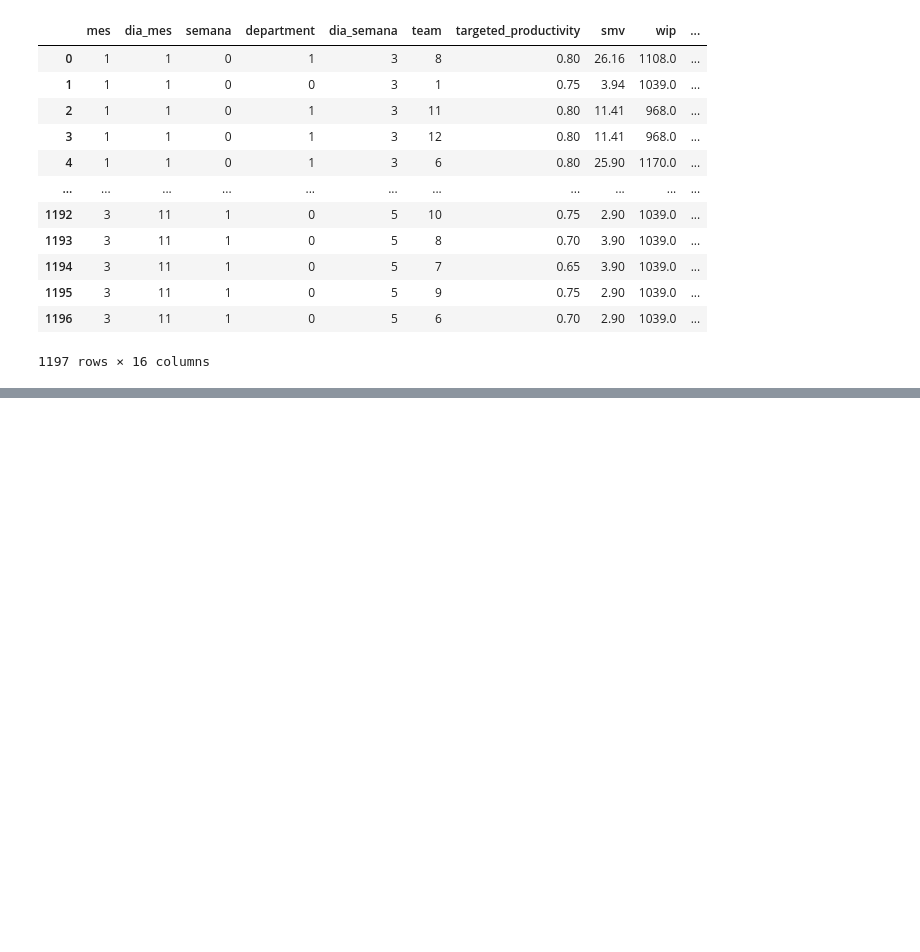
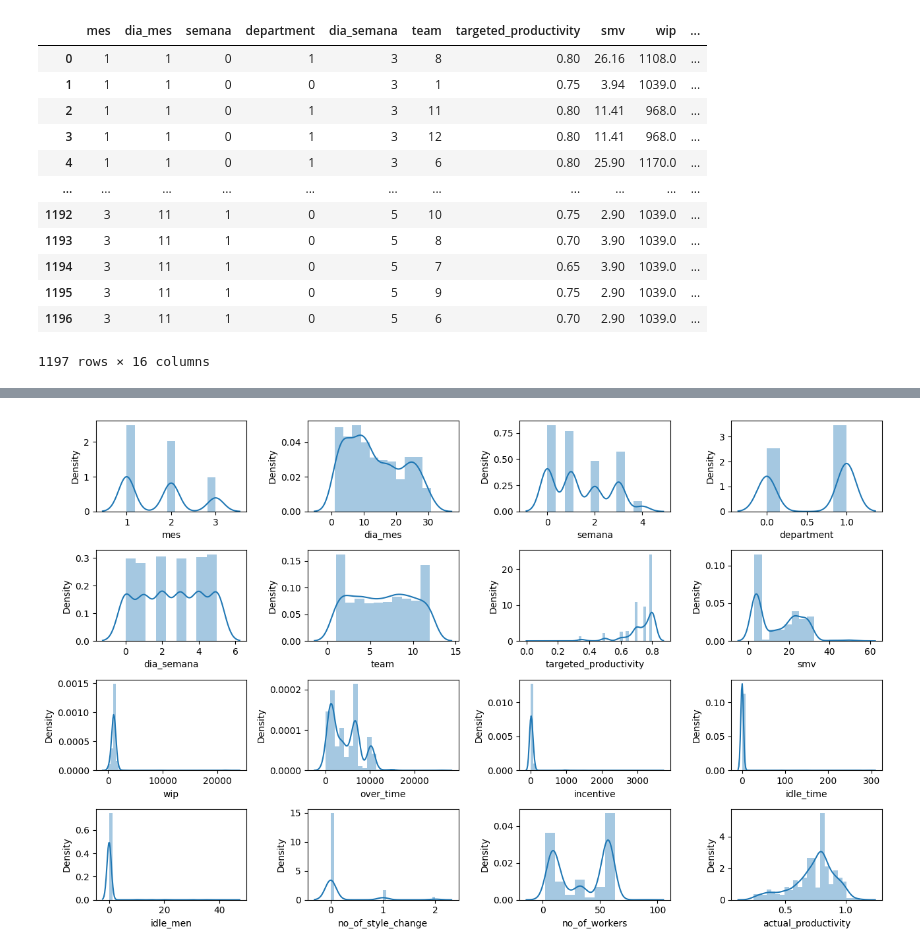
Before and after one commit to darwinpadilla/Grupo_Productivity_Prediction, a Jupyter notebook: Grupo_Productivity_Prediction.ipynb, the cells around one changed output, grey strips where cells are left out. Drawn from its saved outputs; the diff is of its cells as text; code cells hidden in the pictures; blank space fills up the shorter version.

```diff
--- a/Grupo_Productivity_Prediction.ipynb
+++ b/Grupo_Productivity_Prediction.ipynb
@@ -1760,0 +1777,17 @@ dataset
+# %%
+# RD GIT. 1.8 Análisis estadistico PARTE 1
+# Se realiza un gráfico de densidad para todas las variables de forma individual
+
+width = 13
+height = 8
+
+plt.style.use("default")
+
+figure, axes = plt.subplots(nrows=4, ncols=4, figsize=(width, height))
+
+for column, axe in zip(dataset, axes.flatten()):
+    sns.distplot(dataset[column], ax=axe)
+
+plt.tight_layout()
+# %% [output]
+[figure, added]
```
Also changed, not shown: parts of 1 cell of this notebook.
